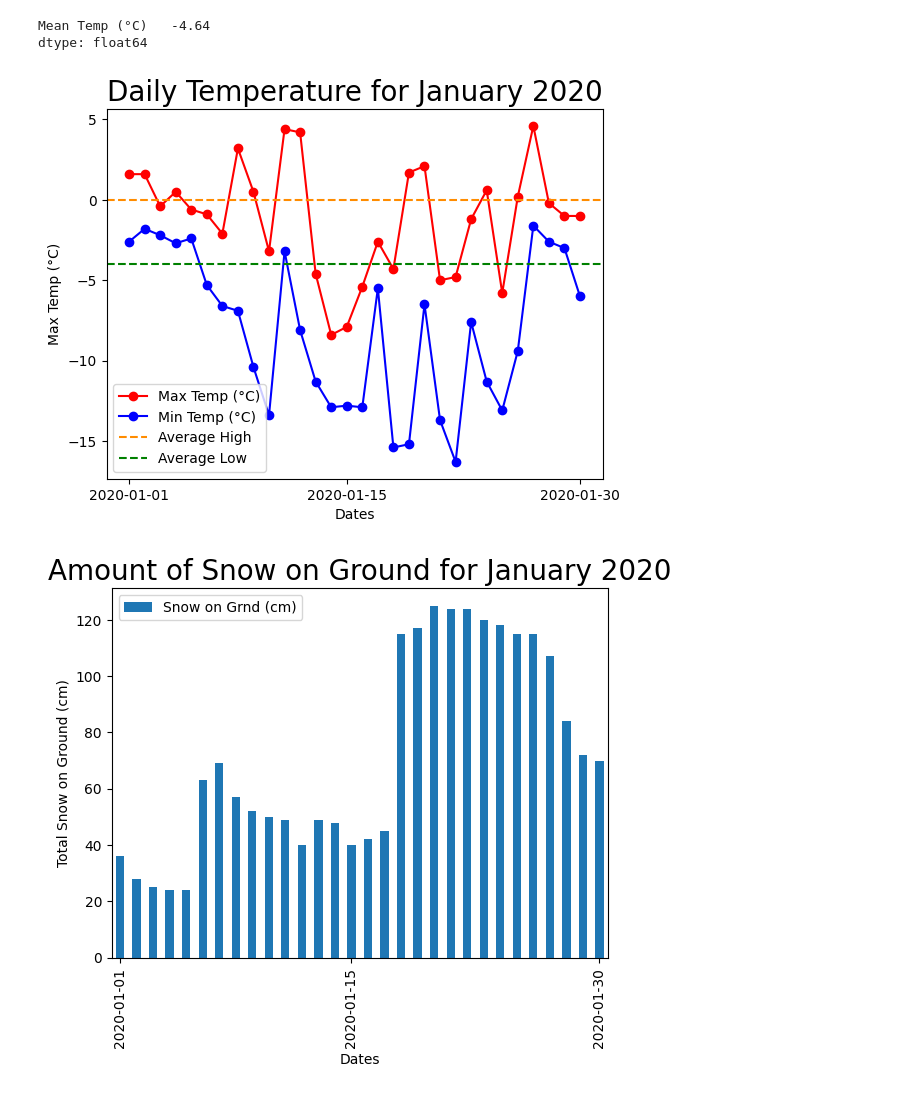
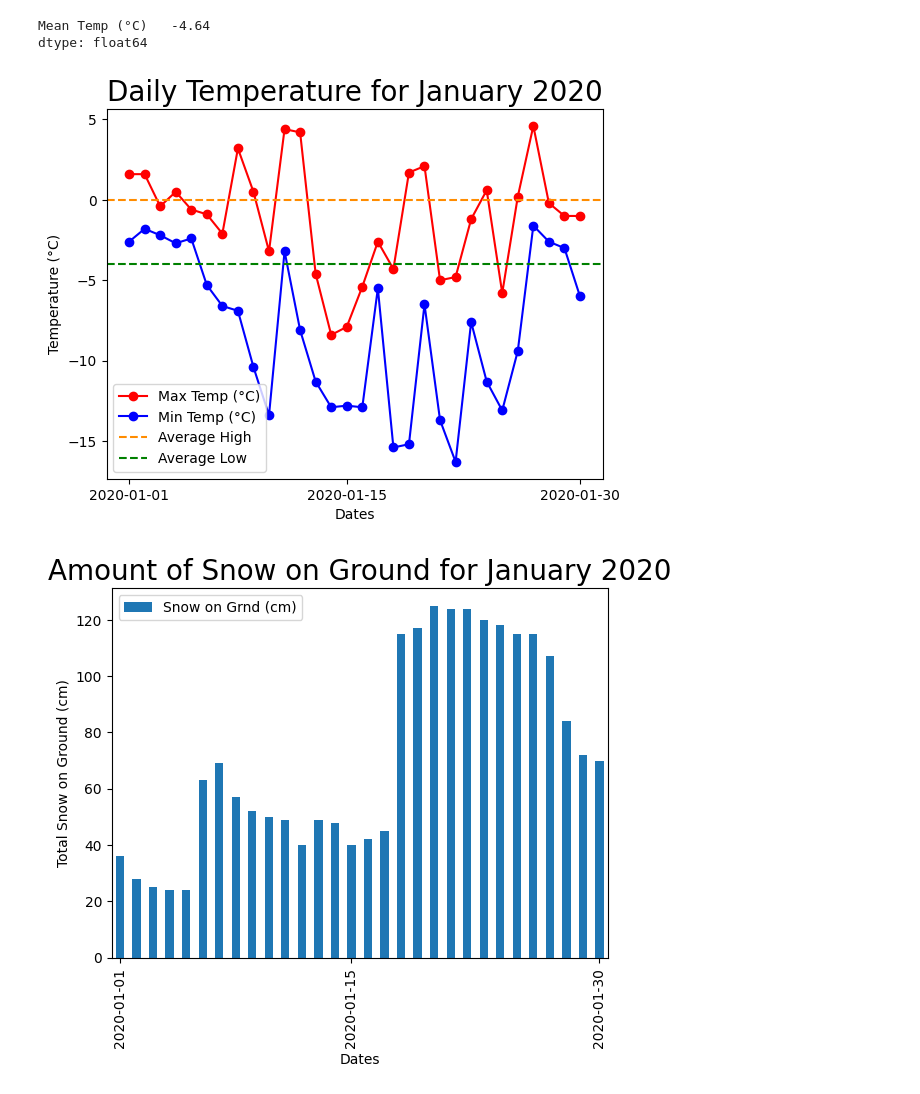
Before and after one commit to dcameronmckenna/CMSC6950-Project, a Jupyter notebook: project_graphs.ipynb, the cells around one changed output. Drawn from its saved outputs; the diff is of its cells as text; code cells hidden in the pictures.

```diff
--- a/project_graphs.ipynb
+++ b/project_graphs.ipynb
@@ -53,32 +53,32 @@ dtype: float64
 # %%
 num_cols_max_temp = ['Max Temp (°C)']
 num_cols_min_temp = ['Min Temp (°C)']
 
 
 weather_data[num_cols_max_temp] = weather_data[num_cols_max_temp].astype(float)
 weather_data[num_cols_min_temp] = weather_data[num_cols_min_temp].astype(float)
 
 max_temp = weather_data[num_cols_max_temp]
 min_temp = weather_data[num_cols_min_temp]
 
 axes = plt.subplot()
 axes.plot(max_temp[0:30], color = 'r',
          marker = 'o',label = "Max Temp (°C)")
 axes.plot(min_temp[0:30], color = 'b',
          marker = 'o',label = "Min Temp (°C)")
 axes.axhline(y = 0, color = 'darkorange', label = "Average High", linestyle = "dashed")
 axes.axhline(y = -4, color = 'green', label = "Average Low", linestyle = "dashed")
 
 axes.set_xticks([0, 14, 29])
 
 
 plt.xlabel('Dates')
-plt.ylabel('Max Temp (°C)')
+plt.ylabel('Temperature (°C)')
 plt.title('Daily Temperature for January 2020', fontsize = 20)
 plt.legend()
 plt.show()
 # %% [output]
-[figure, old version]
+[figure, new version]
 # %%
 num_cols_ground = ['Snow on Grnd (cm)']
 
```
Also changed, not shown: parts of 2 cells of this notebook.
